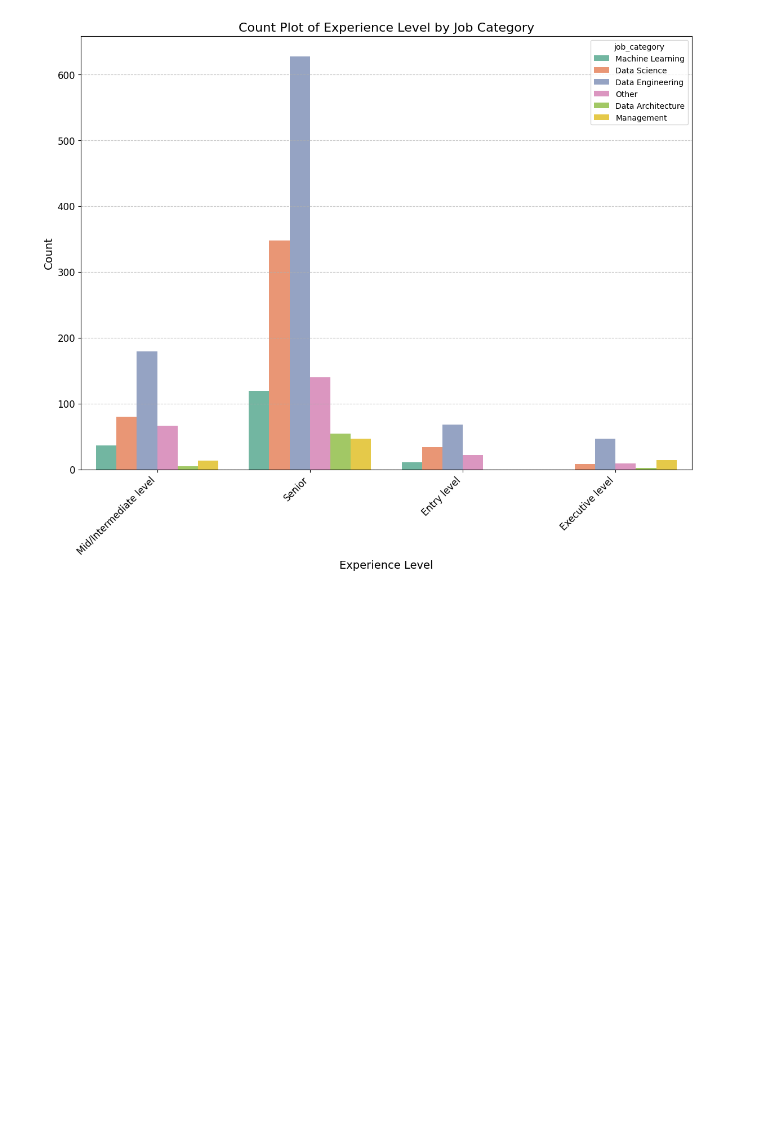
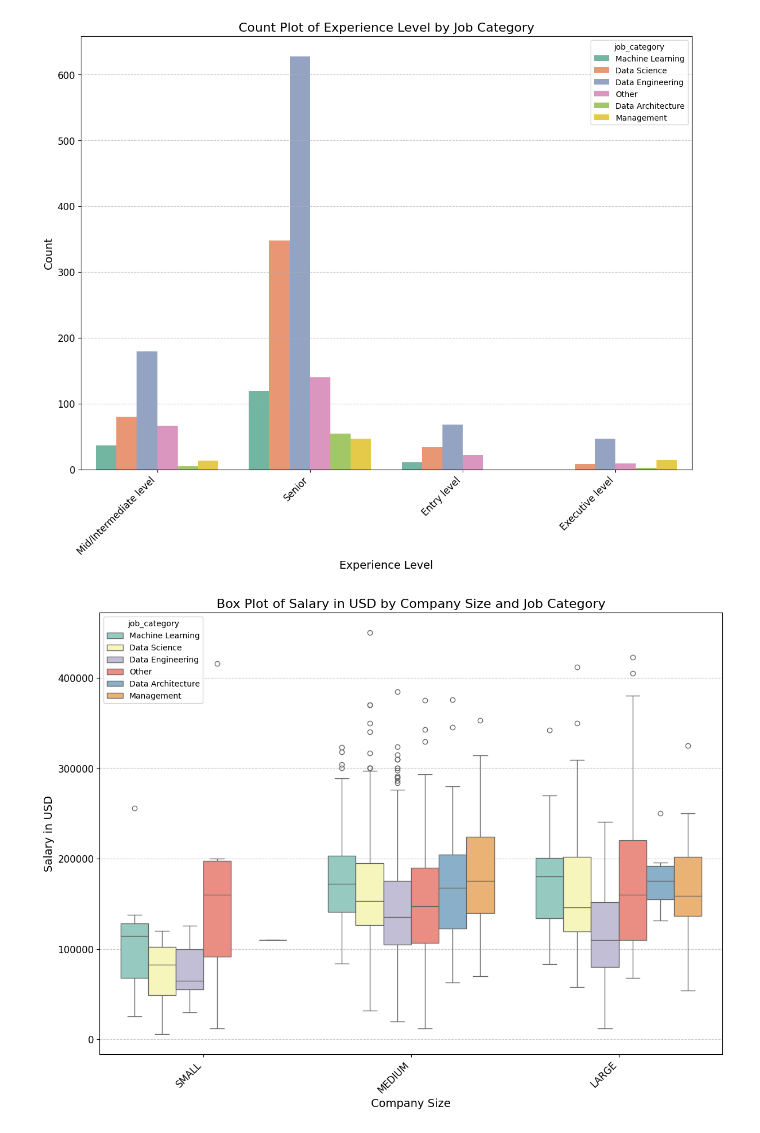
Before and after one commit to Raju-jrDev/Data-Science-job-analysis, a Jupyter notebook: main.ipynb, the cells around one changed output. Cells and saved outputs as stored; diff of their text form; code cells hidden in the pictures; blank space fills up the shorter version.

```diff
--- a/main.ipynb
+++ b/main.ipynb
@@ -307,3 +307,25 @@ plt.grid(axis='y', linestyle='--', alpha=0.7)
 plt.show()
 # %% [output]
 [figure]
+# %%
+plt.figure(figsize=(14, 10))
+
+# Create a box plot to visualize the relationship between company size, job category, and salary
+sns.boxplot(data=df, x='company_size', y='salary_in_usd', hue='job_category', palette='Set3', order=['SMALL', 'MEDIUM', 'LARGE'])
+
+# Add titles and labels
+plt.title('Box Plot of Salary in USD by Company Size and Job Category', fontsize=16)
+plt.xlabel('Company Size', fontsize=14)
+plt.ylabel('Salary in USD', fontsize=14)
+
+# Rotate x-axis labels for better readability
+plt.xticks(rotation=45, ha='right', fontsize=12)
+plt.yticks(fontsize=12)
+
+# Add gridlines for better readability
+plt.grid(axis='y', linestyle='--', alpha=0.7)
+
+# Show the plot
+plt.show()
+# %% [output]
+[figure, added]
```
Also changed, not shown: parts of 5 cells of this notebook.
